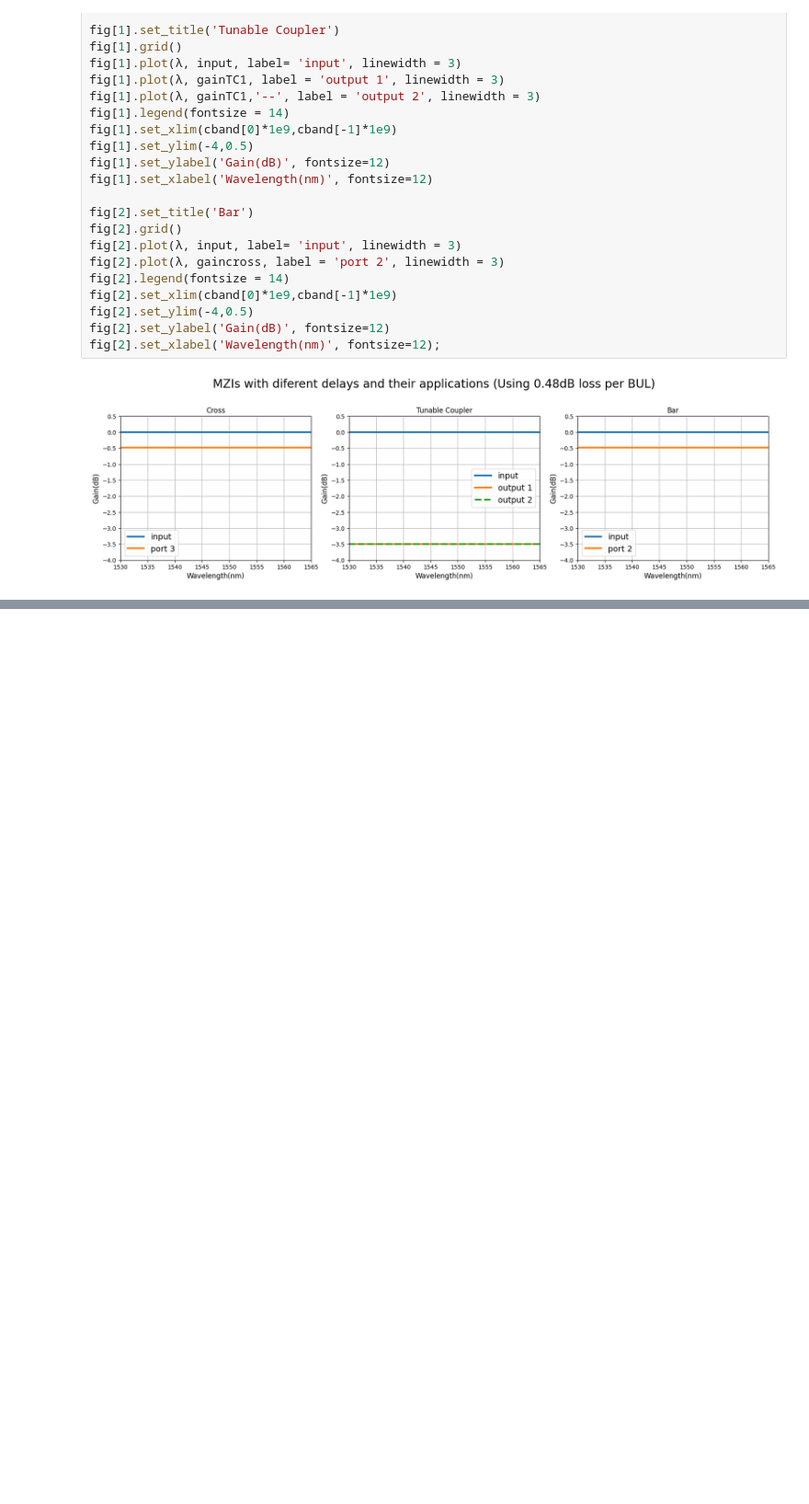
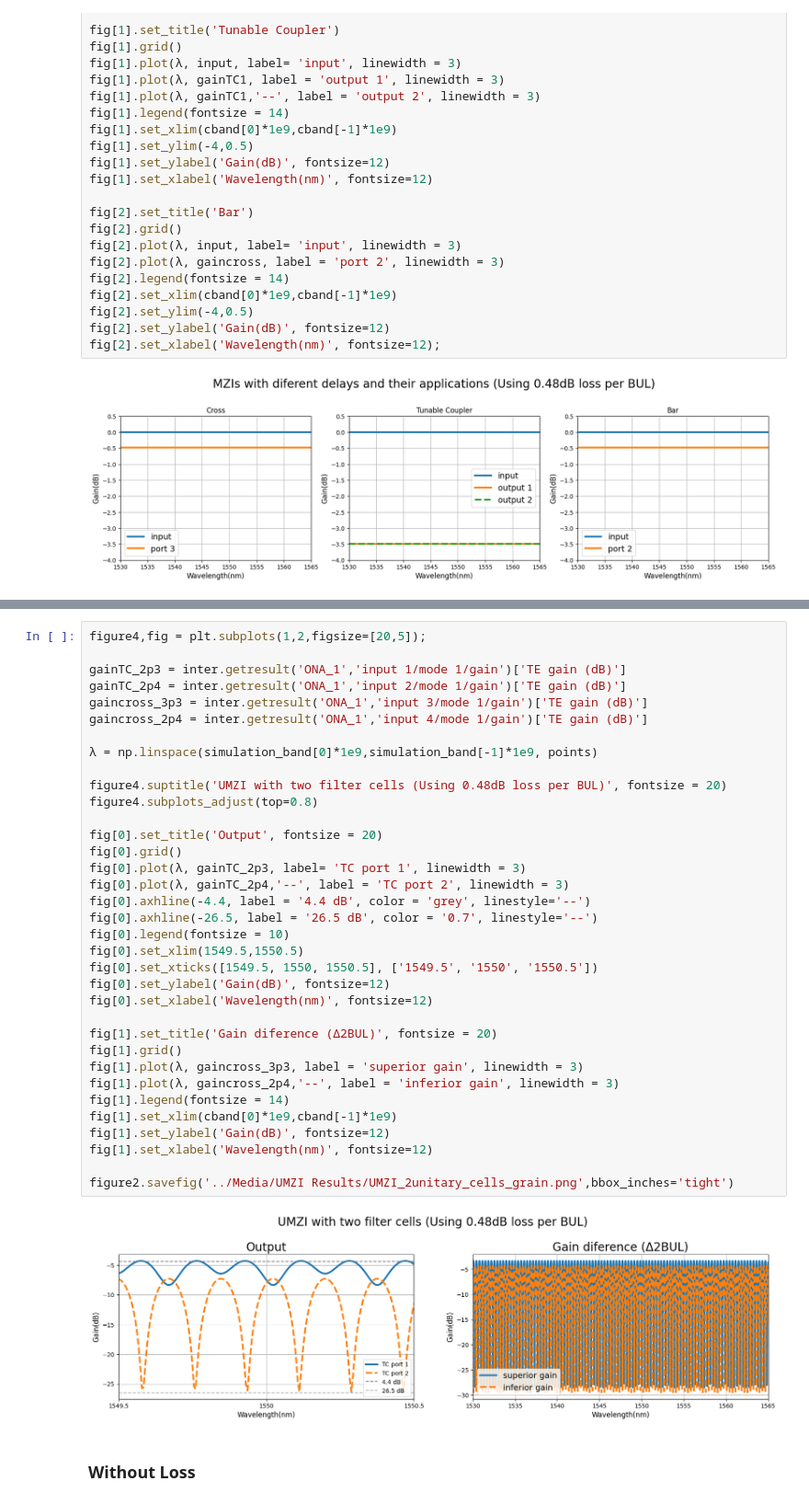
Before and after one commit to CaioRodrigues200/Programmable-Multifunctional-Circuit, a Jupyter notebook: Simulations/INTERCONNECT_Leo.ipynb, the cells around one changed output, grey strips where cells are left out. Shown at 92% size. Cells and saved outputs as stored; diff of their text form; blank space fills up the shorter version.

```diff
--- a/Simulations/INTERCONNECT_Leo.ipynb
+++ b/Simulations/INTERCONNECT_Leo.ipynb
@@ -173,0 +416,39 @@ fig[2].set_xlabel('Wavelength(nm)', fontsize=12);
+# %%
+figure4,fig = plt.subplots(1,2,figsize=[20,5]);
+
+gainTC_2p3 = inter.getresult('ONA_1','input 1/mode 1/gain')['TE gain (dB)']
+gainTC_2p4 = inter.getresult('ONA_1','input 2/mode 1/gain')['TE gain (dB)']
+gaincross_3p3 = inter.getresult('ONA_1','input 3/mode 1/gain')['TE gain (dB)']
+gaincross_2p4 = inter.getresult('ONA_1','input 4/mode 1/gain')['TE gain (dB)']
+
+λ = np.linspace(simulation_band[0]*1e9,simulation_band[-1]*1e9, points)
+
+figure4.suptitle('UMZI with two filter cells (Using 0.48dB loss per BUL)', fontsize = 20)
+figure4.subplots_adjust(top=0.8)
+
+fig[0].set_title('Output', fontsize = 20)
+fig[0].grid()
+fig[0].plot(λ, gainTC_2p3, label= 'TC port 1', linewidth = 3)
+fig[0].plot(λ, gainTC_2p4,'--', label = 'TC port 2', linewidth = 3)
+fig[0].axhline(-4.4, label = '4.4 dB', color = 'grey', linestyle='--')
+fig[0].axhline(-26.5, label = '26.5 dB', color = '0.7', linestyle='--')
+fig[0].legend(fontsize = 10)
+fig[0].set_xlim(1549.5,1550.5)
+fig[0].set_xticks([1549.5, 1550, 1550.5], ['1549.5', '1550', '1550.5'])
+fig[0].set_ylabel('Gain(dB)', fontsize=12)
+fig[0].set_xlabel('Wavelength(nm)', fontsize=12)
+
+fig[1].set_title('Gain diference (Δ2BUL)', fontsize = 20)
+fig[1].grid()
+fig[1].plot(λ, gaincross_3p3, label = 'superior gain', linewidth = 3)
+fig[1].plot(λ, gaincross_2p4,'--', label = 'inferior gain', linewidth = 3)
+fig[1].legend(fontsize = 14)
+fig[1].set_xlim(cband[0]*1e9,cband[-1]*1e9)
+fig[1].set_ylabel('Gain(dB)', fontsize=12)
+fig[1].set_xlabel('Wavelength(nm)', fontsize=12)
+
+figure2.savefig('../Media/UMZI Results/UMZI_2unitary_cells_grain.png',bbox_inches='tight')
+# %% [output]
+[figure, added]
+# %% [markdown]
+### Without Loss
```
Also changed, not shown: parts of 13 cells of this notebook, 6 other files.
